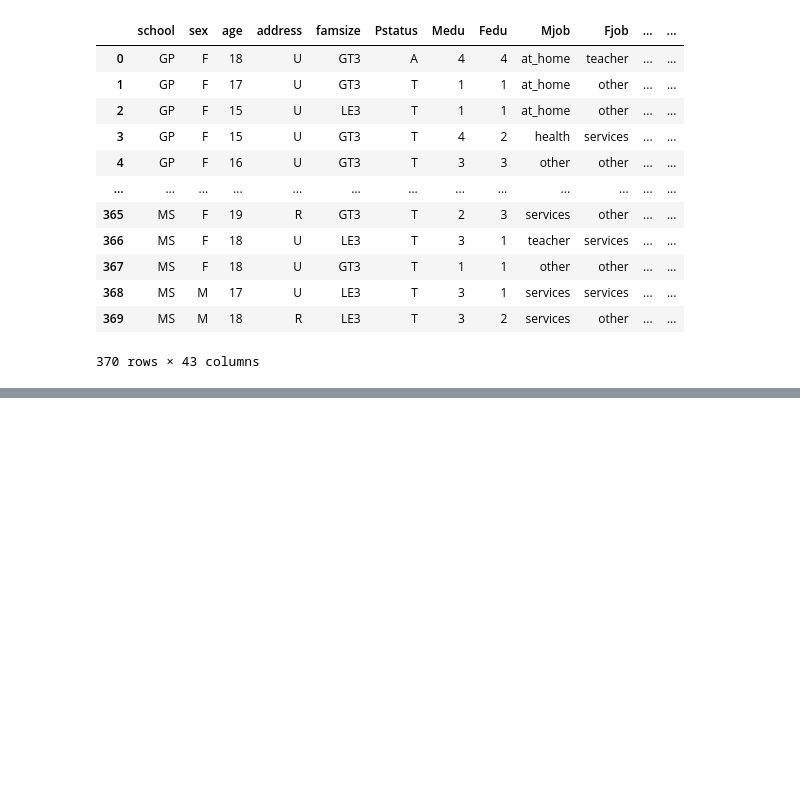
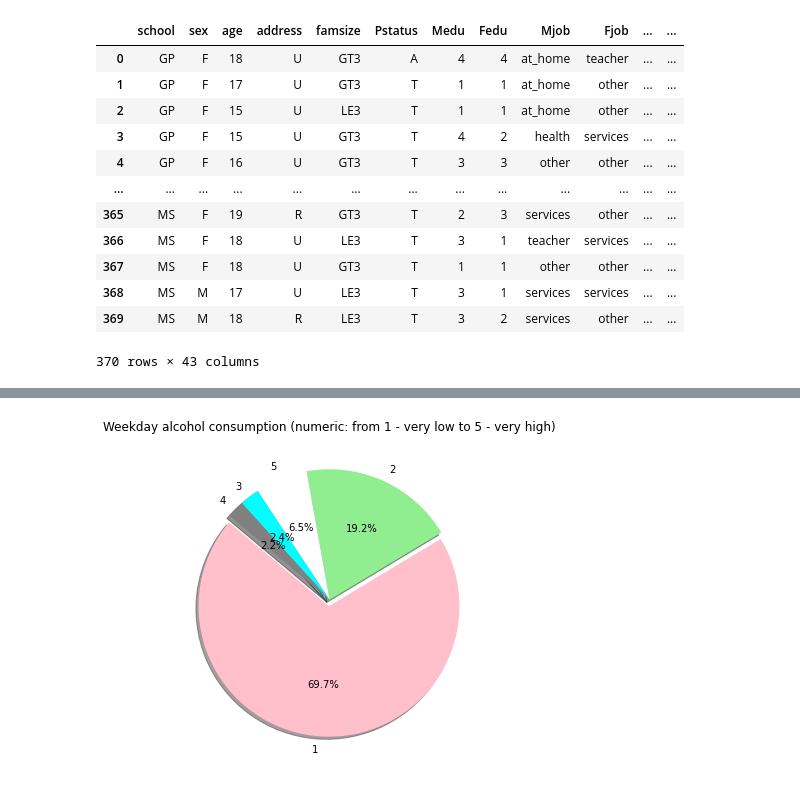
Before and after one commit to panlovelyda/project-one, a Jupyter notebook: AlcoholPy.ipynb, the cells around one changed output, grey strips where cells are left out. Drawn from its saved outputs; the diff is of its cells as text; code cells hidden in the pictures; blank space fills up the shorter version.

```diff
--- a/AlcoholPy.ipynb
+++ b/AlcoholPy.ipynb
@@ -36,0 +72,14 @@ students_df
+# %%
+labels = students_df["Dalc"].unique()
+amount = students_df["Dalc"].value_counts()
+
+colours = ["pink","lightgreen","white","cyan","gray"]
+explode_plot=(0.05,0,0,0,0)
+
+plt.pie(amount, explode=explode_plot, labels=labels, colors=colours,
+        autopct="%1.1f%%", shadow=True, startangle=140)
+
+plt.title("Weekday alcohol consumption (numeric: from 1 - very low to 5 - very high)")
+plt.show()
+# %% [output]
+[figure, added]
```
Also changed, not shown: parts of 7 cells of this notebook.
